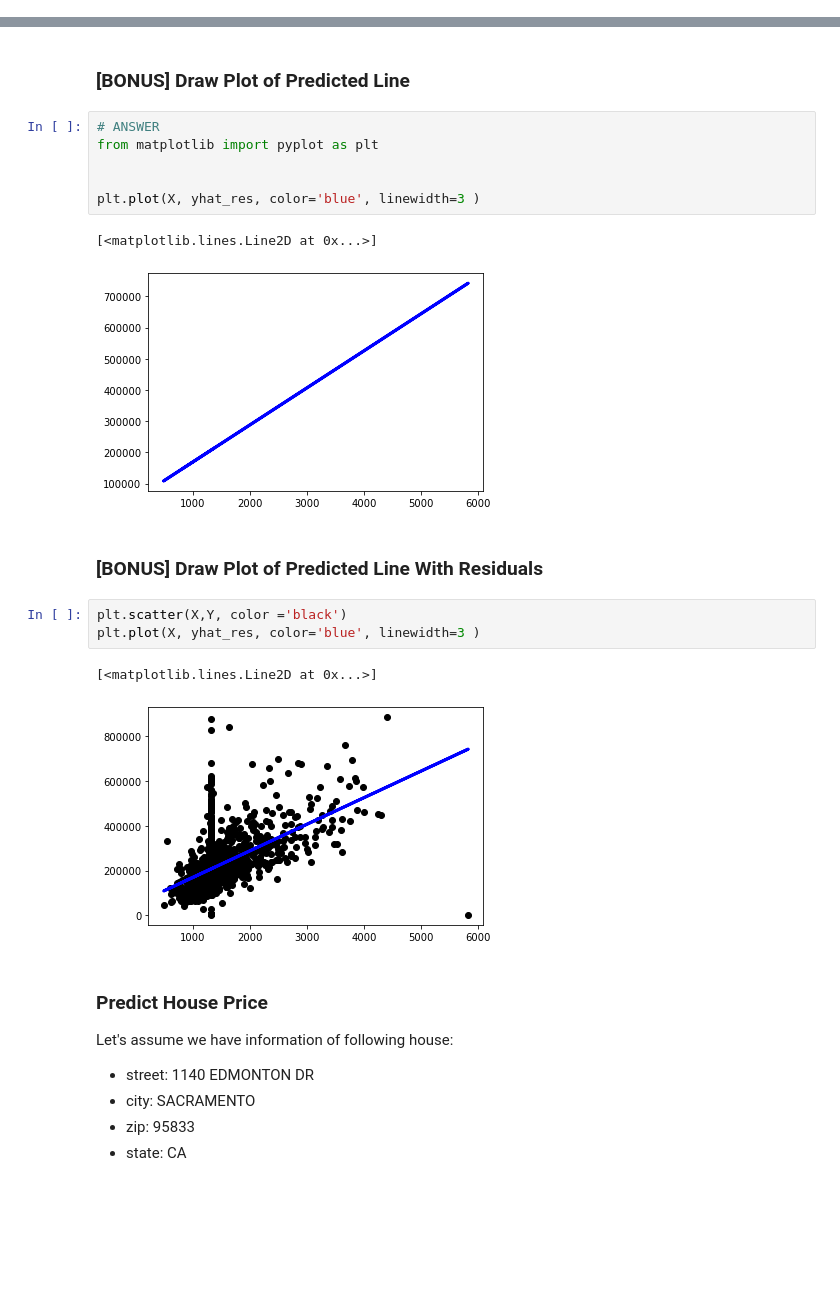
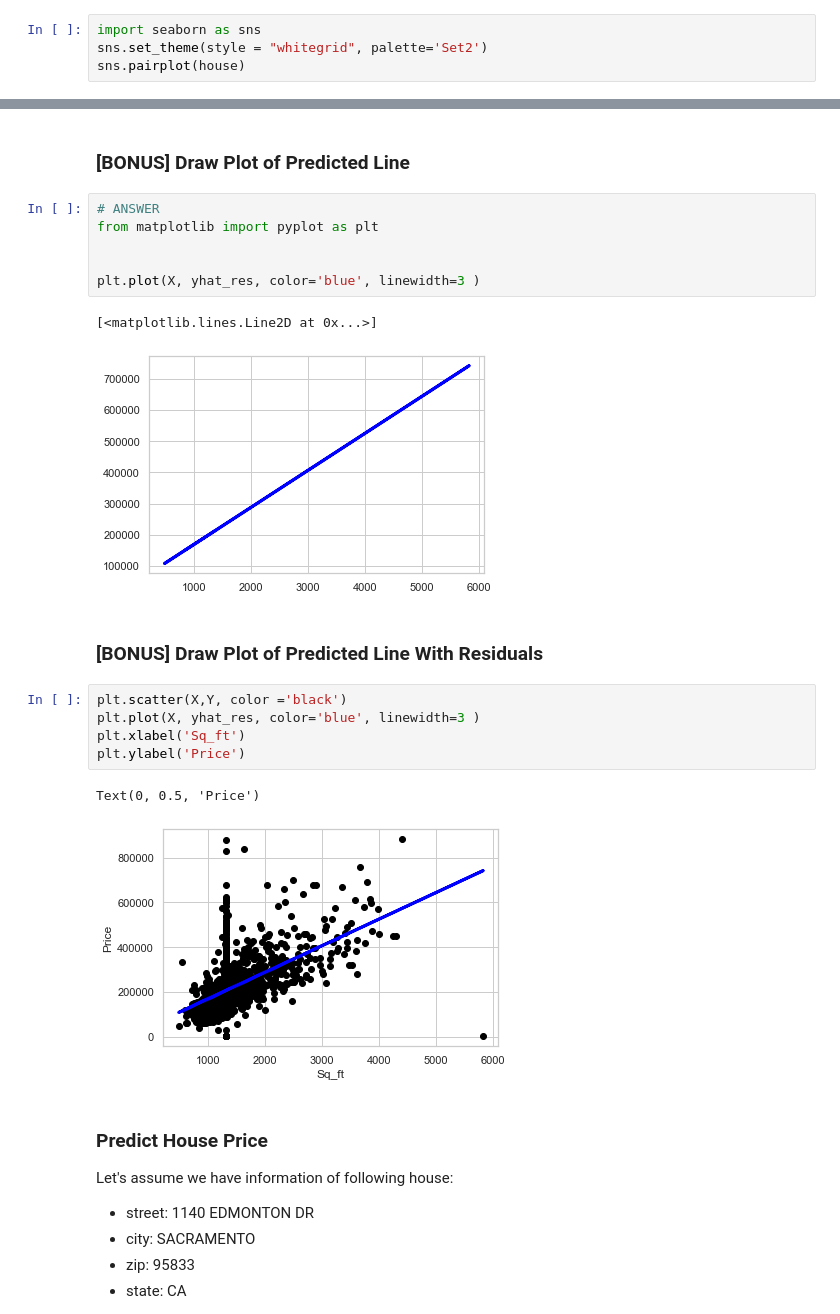
Before and after one commit to Zhouzhenjie09/IOD, a Jupyter notebook: 1_lab/mob4_lab/IOD_Lab 4.1.ipynb, the cells around one changed output, grey strips where cells are left out. Saved outputs shown, nothing was run; the diff lists cells and outputs as text; blank space fills up the shorter version.

```diff
--- a/1_lab/mob4_lab/IOD_Lab 4.1.ipynb
+++ b/1_lab/mob4_lab/IOD_Lab 4.1.ipynb
@@ -270,3 +269,7 @@ print(house.loc[sq_ft_0])
 973  38.697570 -120.995739
 
 [171 rows x 12 columns]
+# %%
+import seaborn as sns
+sns.set_theme(style = "whitegrid", palette='Set2')
+sns.pairplot(house)
@@ -534,15 +552,17 @@ from matplotlib import pyplot as plt
 plt.plot(X, yhat_res, color='blue', linewidth=3 )
 # %% [output]
 [<matplotlib.lines.Line2D at 0x...>]
-[figure, old version]
+[figure, new version]
 # %% [markdown]
 ### [BONUS] Draw Plot of Predicted Line With Residuals
 # %%
 plt.scatter(X,Y, color ='black')
 plt.plot(X, yhat_res, color='blue', linewidth=3 )
+plt.xlabel('Sq_ft')
+plt.ylabel('Price')
 # %% [output]
-[<matplotlib.lines.Line2D at 0x...>]
+Text(0, 0.5, 'Price')
-[figure, old version]
+[figure, new version]
 # %% [markdown]
 ### Predict House Price
 
```
Also changed, not shown: parts of 33 cells of this notebook, 3 other files.
